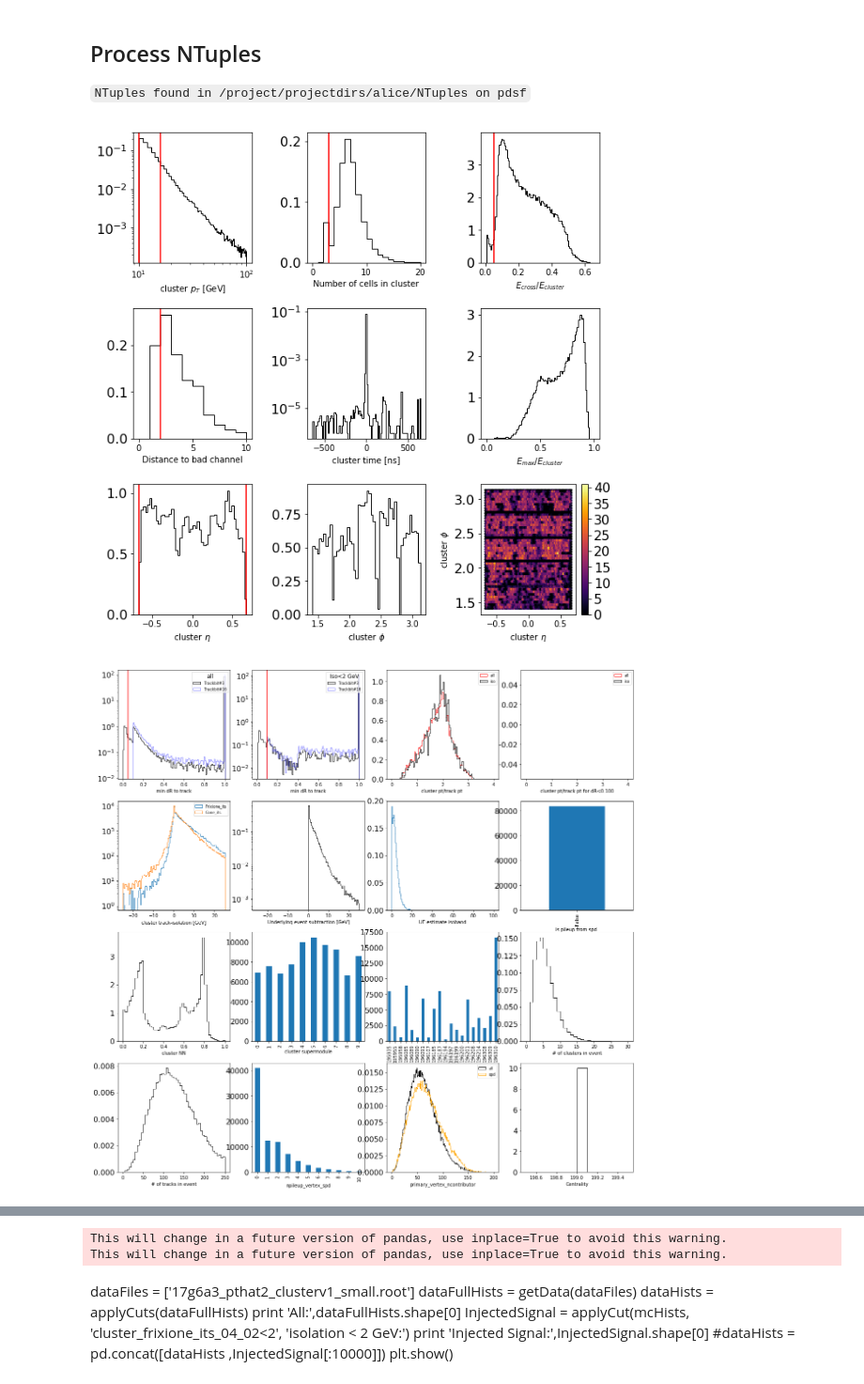
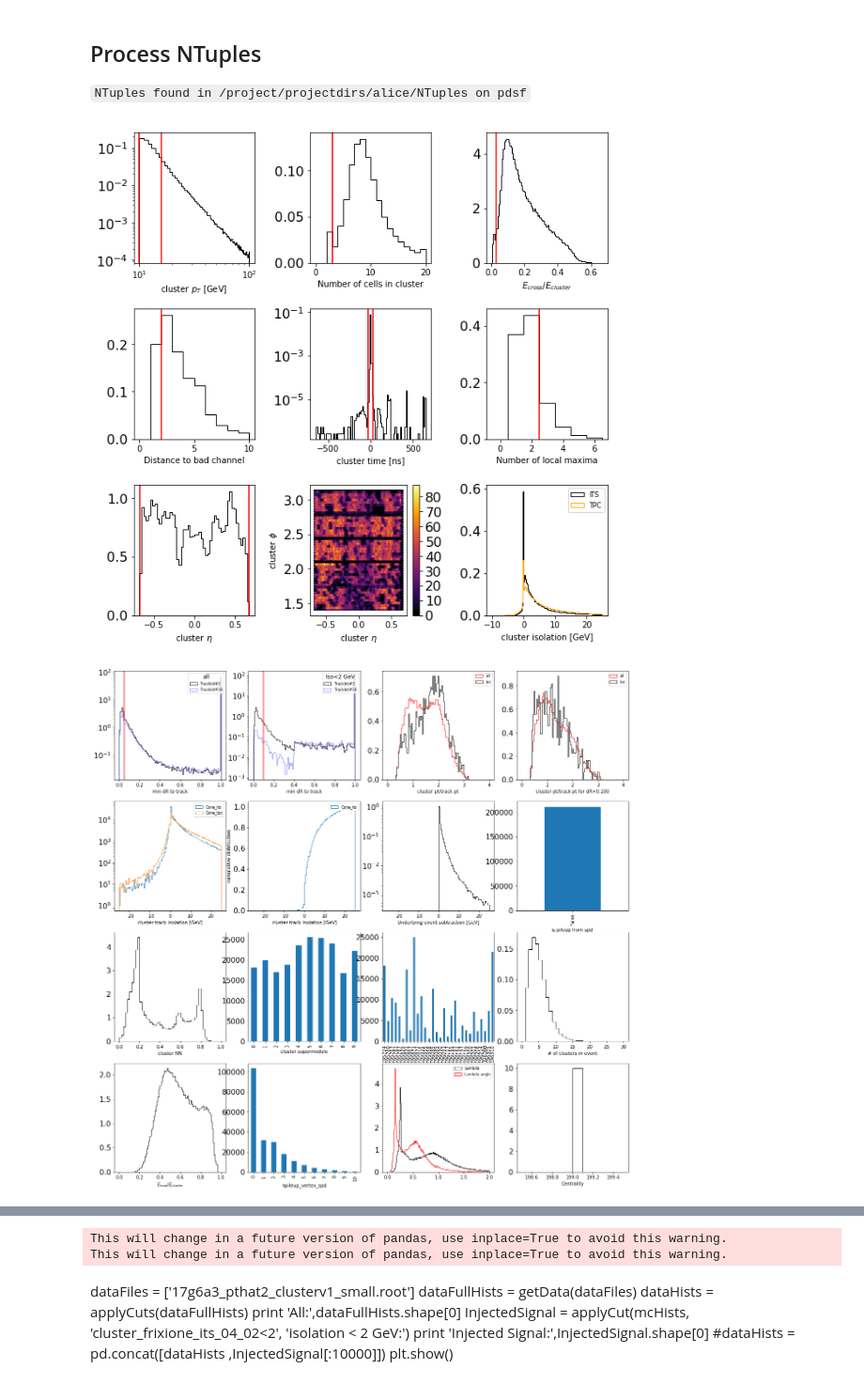
Before and after one commit to miguelignacio/CorrelationAnalysis, a Jupyter notebook: NtupleAnalysis/InputData/photon-purity.ipynb, the cells around one changed output, grey strips where cells are left out. Shown at 94% size. Drawn from its saved outputs; the diff is of its cells as text; code cells hidden in the pictures.

```diff
--- a/NtupleAnalysis/InputData/photon-purity.ipynb
+++ b/NtupleAnalysis/InputData/photon-purity.ipynb
@@ -60,12 +60,18 @@ def getData(inputFiles):
     columns.append('cluster_iso_tpc_04_ue')
     columns.append('cluster_iso_its_04')
     columns.append('cluster_iso_its_04_ue')
-    columns.append('cluster_iso_its_02')
+
+    columns.append('cluster_iso_tpc_03')
+    columns.append('cluster_iso_tpc_03_ue')
+    columns.append('cluster_iso_its_03')
+    columns.append('cluster_iso_its_03_ue')
+
     columns.append('cluster_mindR_trackbit3')
     columns.append('cluster_mindR_trackbit16')
     columns.append('cluster_mindR_trackbit3_trackpt')
     columns.append('cluster_mindR_trackbit16_trackpt')
-    columns.append('cluster_isoetaband')
+    columns.append('cluster_isoetaband_its')
+    columns.append('cluster_isoetaband_tpc')
 
     columns.append('cluster_frixione_tpc_04_02')
     columns.append('cluster_frixione_its_04_02')
@@ -75,8 +81,11 @@ def getData(inputFiles):
     columns.append('cluster_NN1')
     columns.append('cluster_NN2')
     columns.append('cluster_Lambda')
+    columns.append('cluster_Lambda_angle')
+
     columns.append('cluster_minMass')
     columns.append('cluster_SuperModule')
+    columns.append('cluster_isHardPhoton')
     columns.append('cluster_distance_to_bad_channel')
 
     start = time.time()
@@ -829,22 +885,19 @@ plt.show()
 # %%
 #dataname = '5 TeV pPb'
 #dataFiles = ['13def_clusv2_small.root']
-dataFiles = ['Small.root']
+dataFiles = ['13de_clusv1_small.root']
 #dataFiles = ['13f_clusv2_small.root']
 #dataFiles = ['17q_CENT_wSDD_small.root']
 #dataFiles = ['17q_CENT_woSDD_small.root']
-isMC = True
+isMC = False
 dataname = '5 TeV pPb'
 dataFullHists = getData(dataFiles)
 print 'All:',dataFullHists.shape[0]
 dataFullHists.dropna()
 print 'After droping rows with NA values:',dataFullHists.shape[0]
 
 dataHists = applyCuts(dataFullHists,dataFiles[0],isMC)
 plt.show()
-#print 'ola'
-#print dataHists.describe().transpose()
-#plt.show()
 # %% [output]
-[figure, old version]
+[figure, new version]
-[figure, old version]
+[figure, new version]
```
Also changed, not shown: parts of 17 cells of this notebook, 1 other file.
